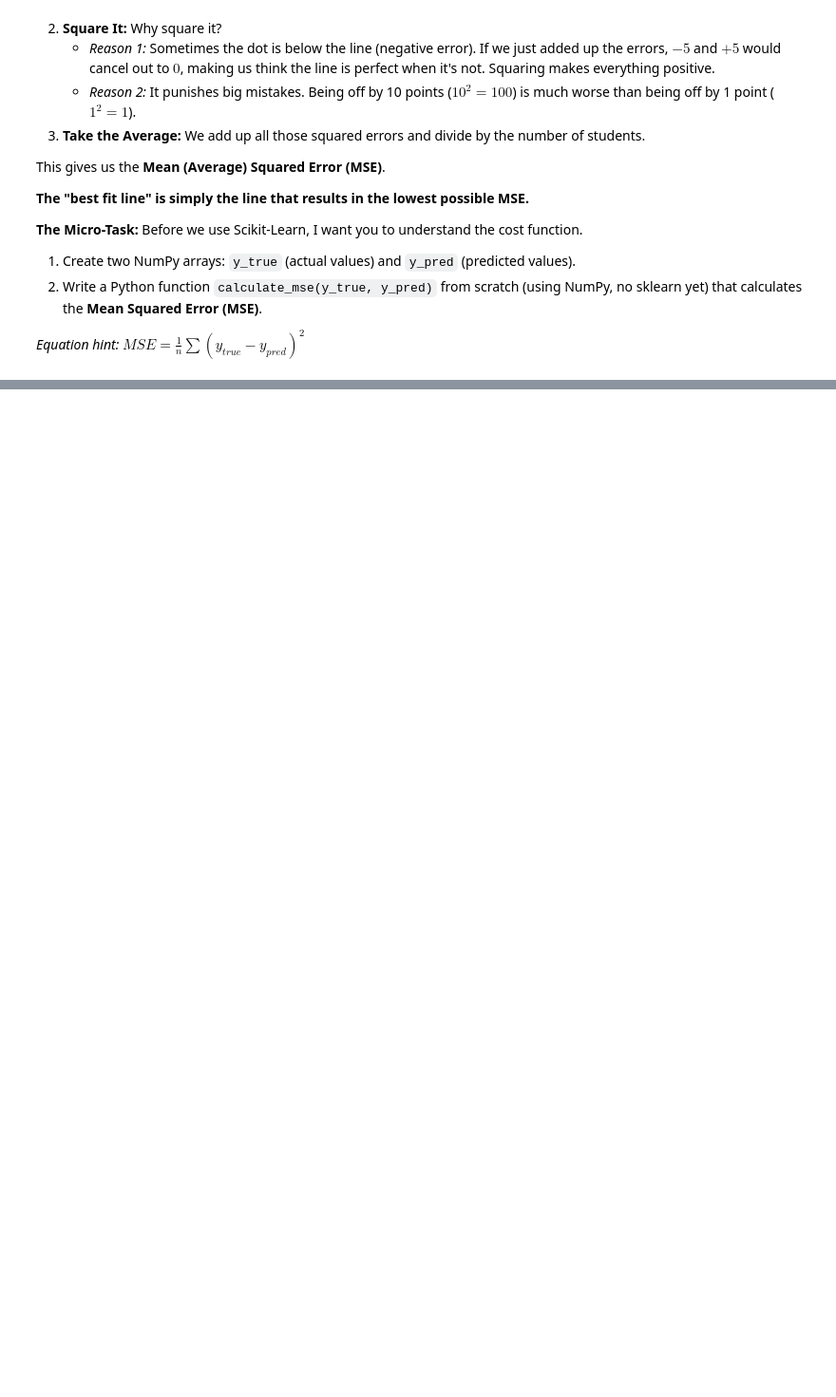
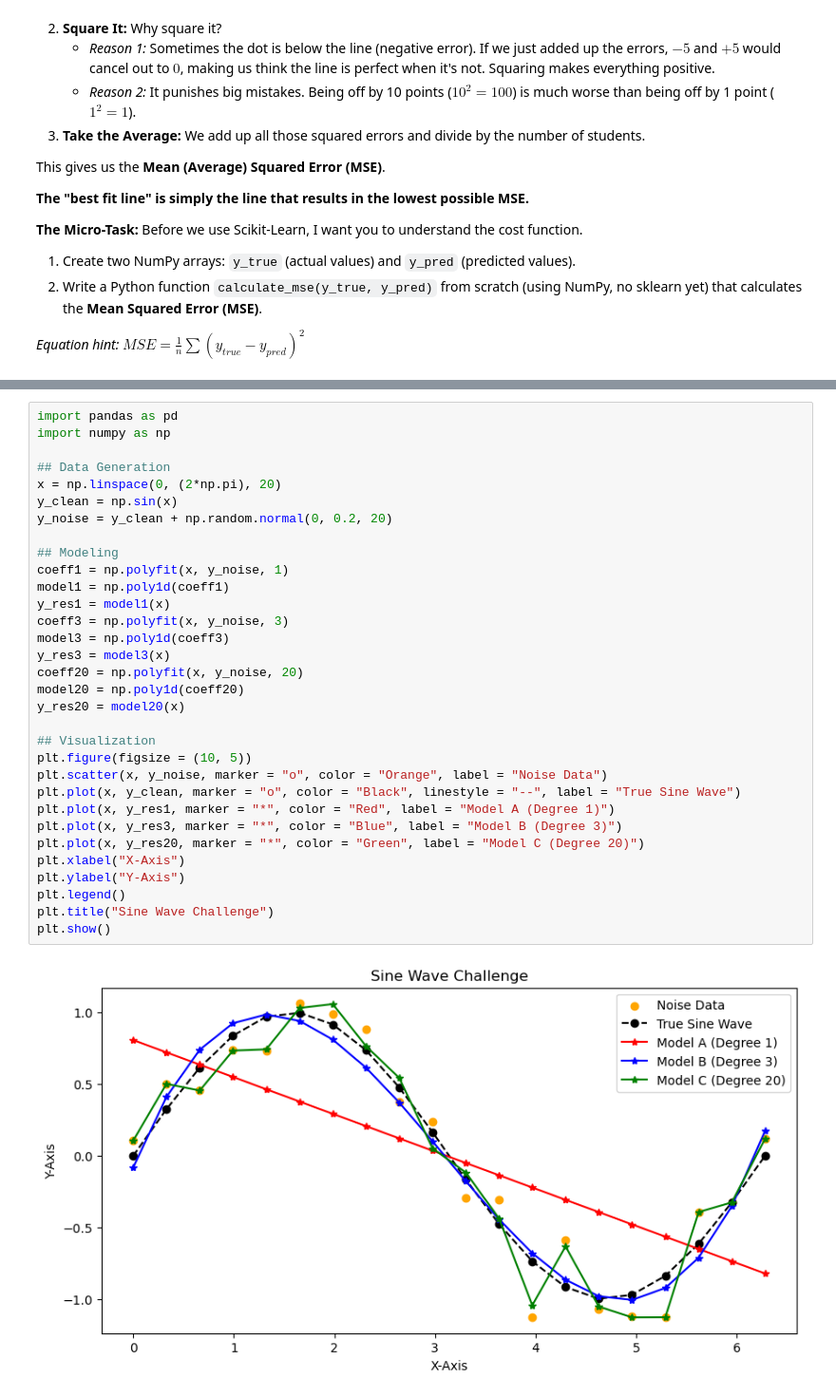
Before and after one commit to Ujwal-Ramachandran/AI-ML-from-Scratch, a Jupyter notebook: Foundation - Linear/M1 - L2 - Classical ML.ipynb, the cells around one changed output, grey strips where cells are left out. Shown: that part at 95% size. Drawn from its saved outputs; the diff is of its cells as text; blank space fills up the shorter version.

```diff
--- a/Foundation - Linear/M1 - L2 - Classical ML.ipynb
+++ b/Foundation - Linear/M1 - L2 - Classical ML.ipynb
@@ -114,0 +629,34 @@ I want you to write a function that performs **one single step** of Gradient Des
+# %%
+import pandas as pd
+import numpy as np
+
+## Data Generation
+x = np.linspace(0, (2*np.pi), 20)
+y_clean = np.sin(x)
+y_noise = y_clean + np.random.normal(0, 0.2, 20)
+
+## Modeling
+coeff1 = np.polyfit(x, y_noise, 1)
+model1 = np.poly1d(coeff1)
+y_res1 = model1(x)
+coeff3 = np.polyfit(x, y_noise, 3)
+model3 = np.poly1d(coeff3)
+y_res3 = model3(x)
+coeff20 = np.polyfit(x, y_noise, 20)
+model20 = np.poly1d(coeff20)
+y_res20 = model20(x)
+
+## Visualization
+plt.figure(figsize = (10, 5))
+plt.scatter(x, y_noise, marker = "o", color = "Orange", label = "Noise Data")
+plt.plot(x, y_clean, marker = "o", color = "Black", linestyle = "--", label = "True Sine Wave")
+plt.plot(x, y_res1, marker = "*", color = "Red", label = "Model A (Degree 1)")
+plt.plot(x, y_res3, marker = "*", color = "Blue", label = "Model B (Degree 3)")
+plt.plot(x, y_res20, marker = "*", color = "Green", label = "Model C (Degree 20)")
+plt.xlabel("X-Axis")
+plt.ylabel("Y-Axis")
+plt.legend()
+plt.title("Sine Wave Challenge")
+plt.show()
+# %% [output]
+[figure, added]
```
Also changed, not shown: parts of 30 cells of this notebook.
